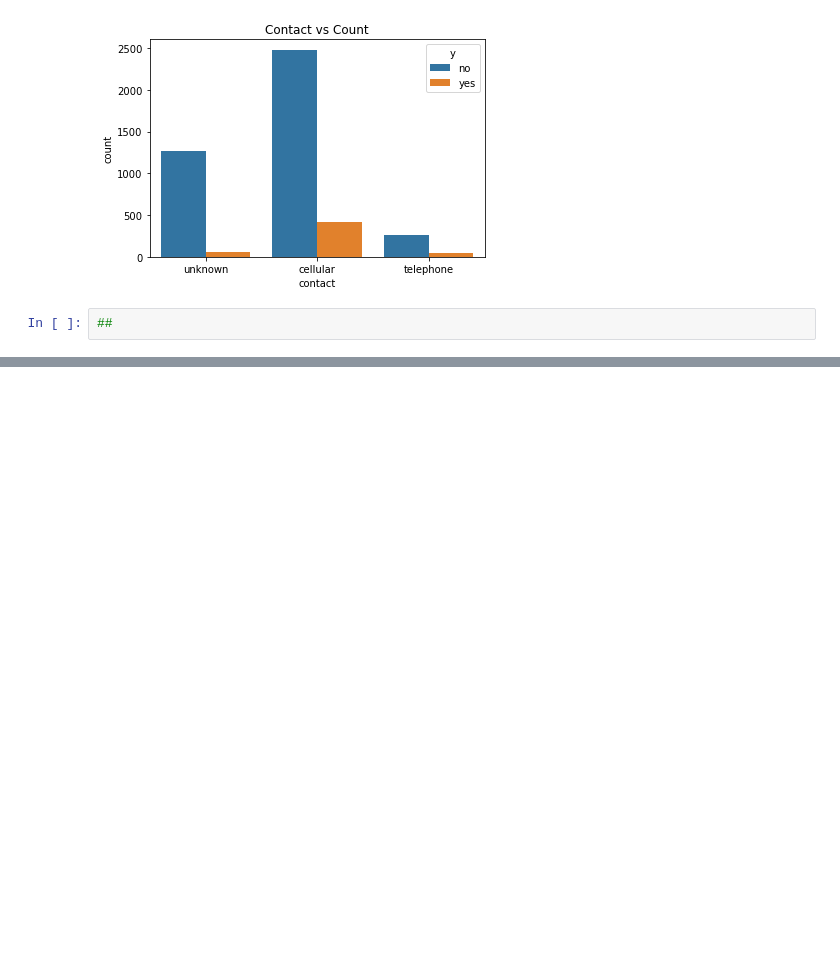
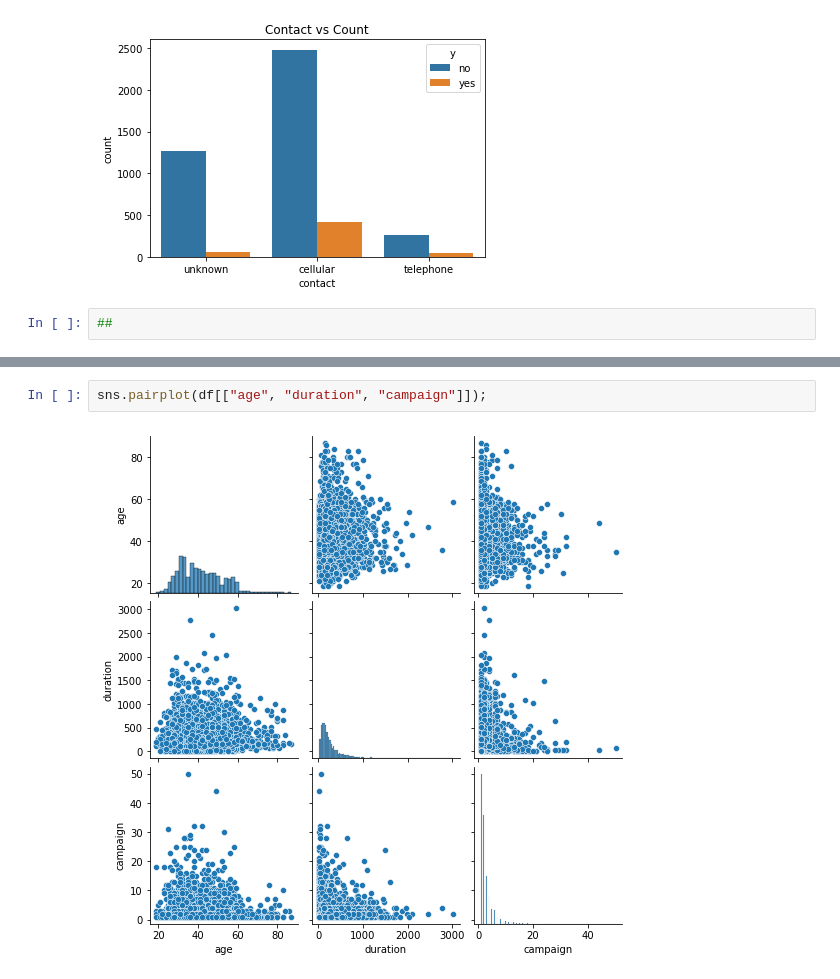
Before and after one commit to KristineCabanela/banking, a Jupyter notebook: banking_nb.ipynb, the cells around one changed output, grey strips where cells are left out. Cells and saved outputs as stored; diff of their text form; blank space fills up the shorter version.

```diff
--- a/banking_nb.ipynb
+++ b/banking_nb.ipynb
@@ -249,0 +250,4 @@ sns.heatmap(correlation_matrix, annot =True)
+# %%
+sns.pairplot(df[["age", "duration", "campaign"]]);
+# %% [output]
+[figure, added]
```
Also changed, not shown: parts of 17 cells of this notebook.
